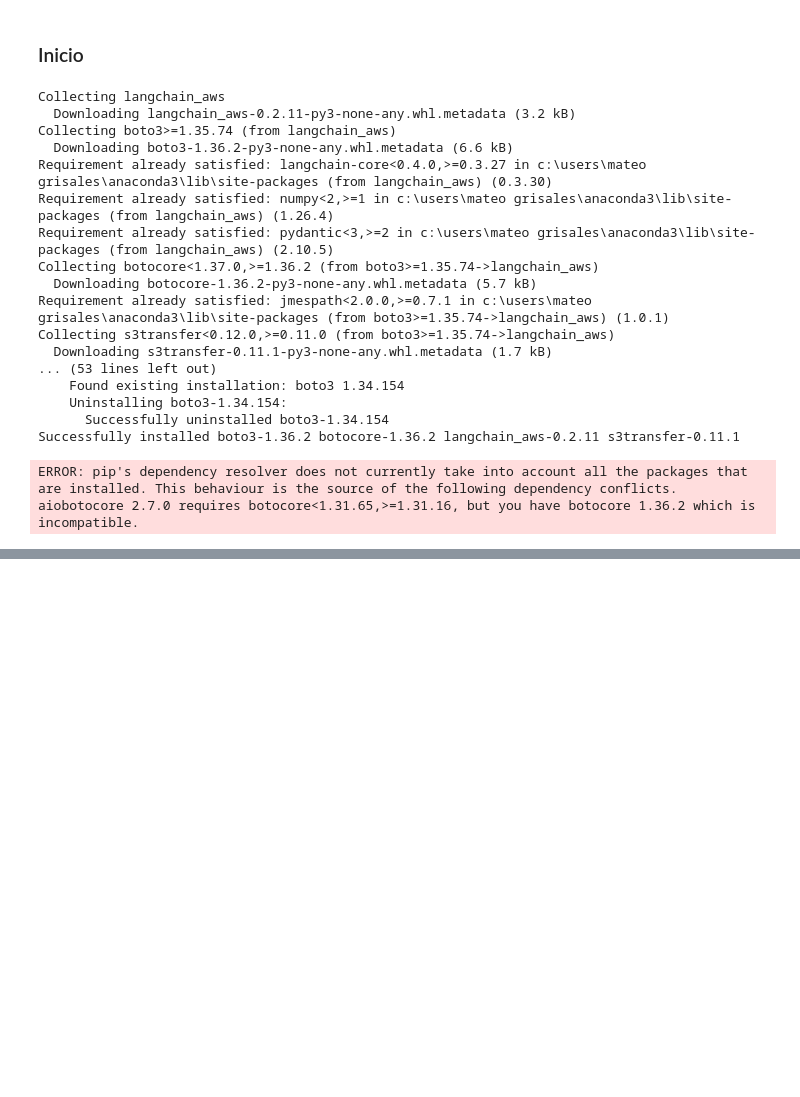
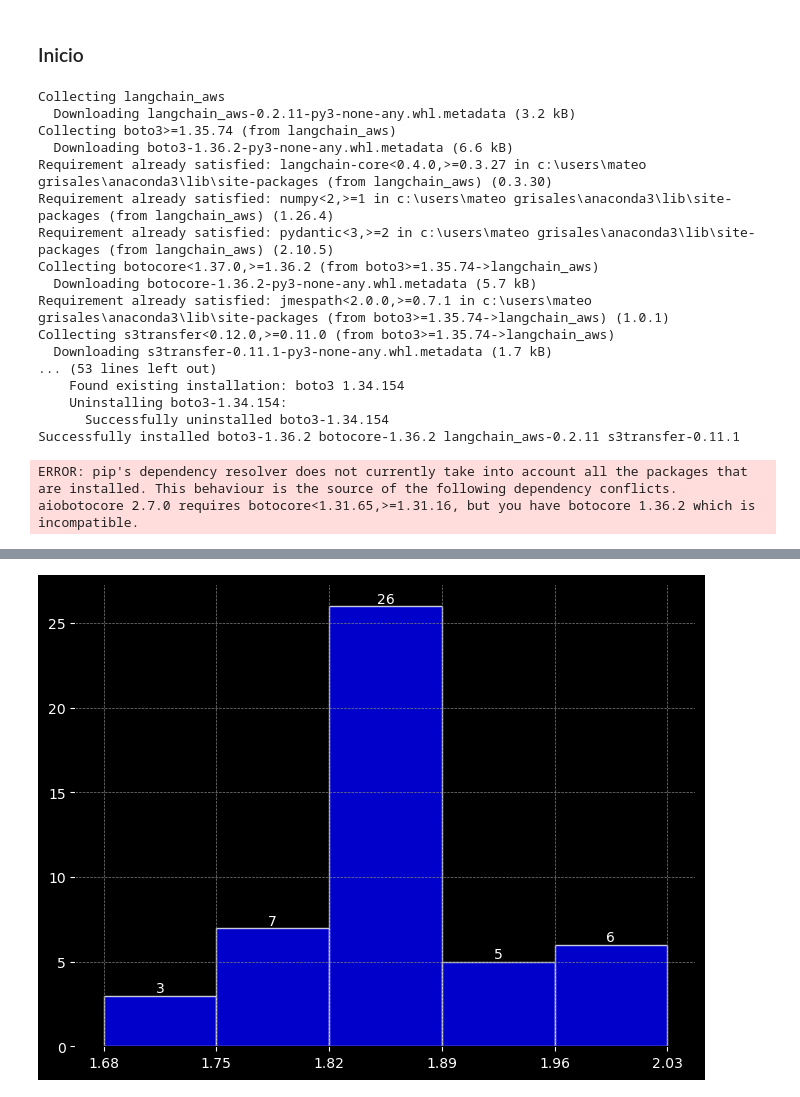
Before and after one commit to mateotenis98/MEN, a Jupyter notebook: Wimbledon_finals.ipynb, the cells around one changed output, grey strips where cells are left out. Drawn from its saved outputs; the diff is of its cells as text; code cells hidden in the pictures; blank space fills up the shorter version.

```diff
--- a/Wimbledon_finals.ipynb
+++ b/Wimbledon_finals.ipynb
@@ -103,0 +124,4 @@ La edición de 2024 se disputará presumiblemente entre finales de junio y media
+# %%
+get_player_info = get_player_info() | llm | StrOutputParser()
+
+print(get_player_info.invoke({"player": "Roger Federer"}))
@@ -103,0 +130,10 @@ La edición de 2024 se disputará presumiblemente entre finales de junio y media
+# %%
+results = []
+
+for u in unique_players:
+    response = get_player_info.invoke({"player": u})
+    lista = ast.literal_eval(response)
+    results.append(lista)
+
+players = pd.DataFrame(results, columns=["Player", "Birth Year", "Height", "Country"])
+players.head()
@@ -103,0 +147,5 @@ La edición de 2024 se disputará presumiblemente entre finales de junio y media
+# %%
+players = players.dropna(subset=['Birth Year'])
+players['Birth Year'] = players['Birth Year'].astype(int)
+players = players.sort_values(by='Birth Year')
+players
@@ -103,0 +170,28 @@ La edición de 2024 se disputará presumiblemente entre finales de junio y media
+# %%
+# Crear un histograma con las frecuencias sobre cada barra y eje X coincidiendo con los bins
+plt.figure(figsize=(8, 6))
+n, bins, patches = plt.hist(players['Height'], bins=5, color='blue', edgecolor='white', alpha=0.8)
+
+# Añadir las frecuencias encima de cada barra
+for i in range(len(patches)):
+    plt.text(patches[i].get_x() + patches[i].get_width() / 2, n[i],
+             str(int(n[i])), ha='center', va='bottom', fontsize=10, color='white')
+
+# Personalizar el gráfico
+#plt.title('Distribución de la Altura de los Jugadores', fontsize=14, color='white')
+#plt.xlabel('Altura (cm)', fontsize=12, color='white')
+#plt.ylabel('Frecuencia', fontsize=12, color='white')
+plt.grid(True, color='gray', linestyle='--', linewidth=0.5)
+
+# Personalizar los ticks del eje X para que coincidan con los bins
+plt.xticks(ticks=bins, fontsize=10, color='white')
+
+# Establecer fondo negro y colores blancos para texto y ejes
+plt.gca().set_facecolor('black')
+plt.gca().tick_params(colors='white')
+plt.gcf().patch.set_facecolor('black')
+
+# Mostrar el gráfico
+plt.show()
+# %% [output]
+[figure, added]
```
Also changed, not shown: parts of 20 cells of this notebook, 3 other files.
